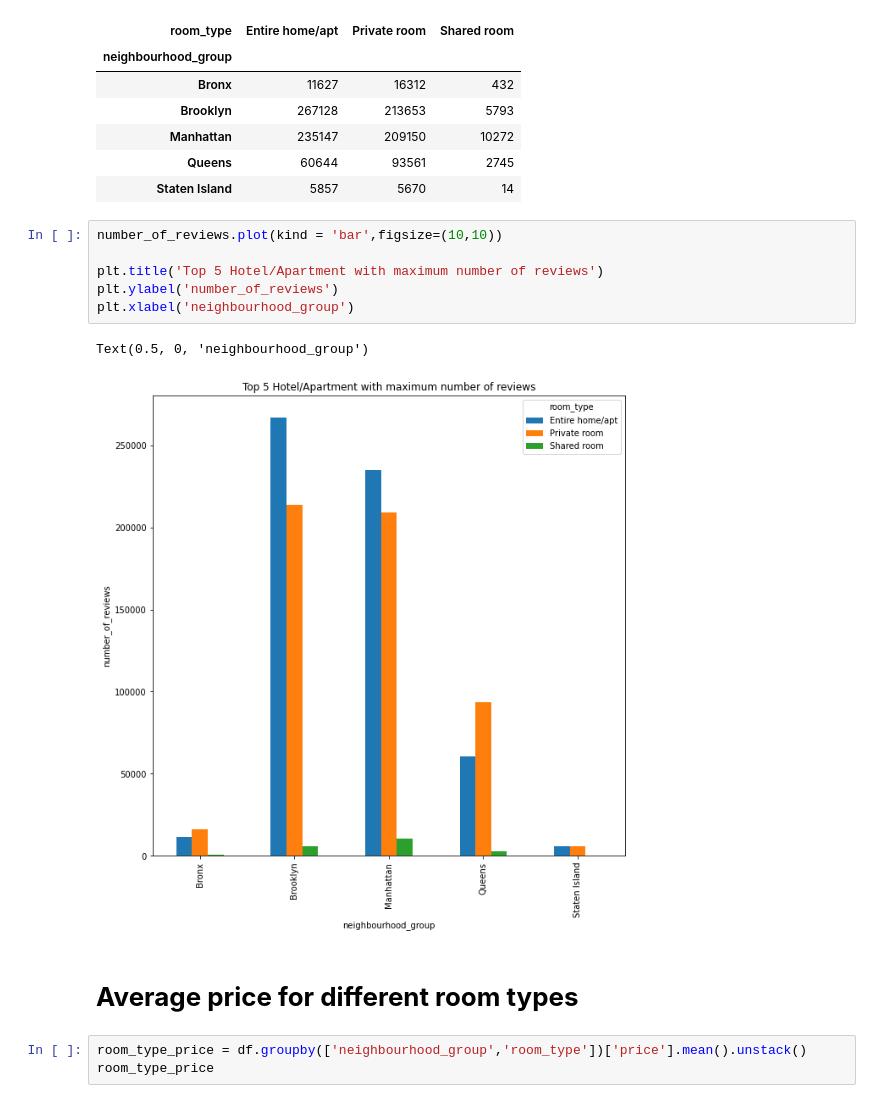
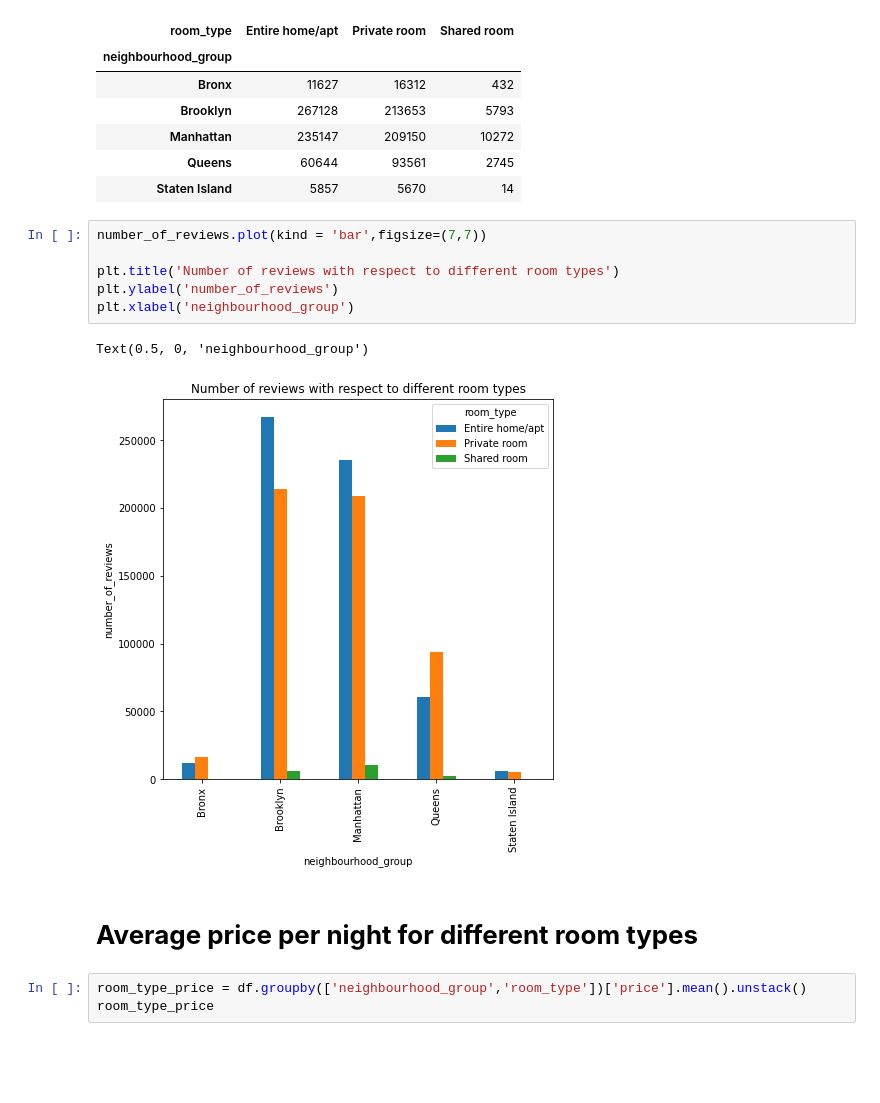
Before and after one commit to alokbhoi447/Airbnb-Booking-Analysis, a Jupyter notebook: Airbnb_Bookings_Analysis_Capstone_Project.ipynb, the cells around one changed output. Cells and saved outputs as stored; diff of their text form; blank space fills up the shorter version.

```diff
--- a/Airbnb_Bookings_Analysis_Capstone_Project.ipynb
+++ b/Airbnb_Bookings_Analysis_Capstone_Project.ipynb
@@ -159,16 +128,16 @@ number_of_reviews
 | Queens | 60644 | 93561 | 2745 |
 | Staten Island | 5857 | 5670 | 14 |
 # %%
-number_of_reviews.plot(kind = 'bar',figsize=(10,10))
+number_of_reviews.plot(kind = 'bar',figsize=(7,7))
 
-plt.title('Top 5 Hotel/Apartment with maximum number of reviews')
+plt.title('Number of reviews with respect to different room types')
 plt.ylabel('number_of_reviews')
 plt.xlabel('neighbourhood_group')
 # %% [output]
 Text(0.5, 0, 'neighbourhood_group')
-[figure, old version]
+[figure, new version]
 # %% [markdown]
-# **Average price for different room types**
+# **Average price per night for different room types**
 # %%
 room_type_price = df.groupby(['neighbourhood_group','room_type'])['price'].mean().unstack()
 room_type_price
```
Also changed, not shown: parts of 33 cells of this notebook.
